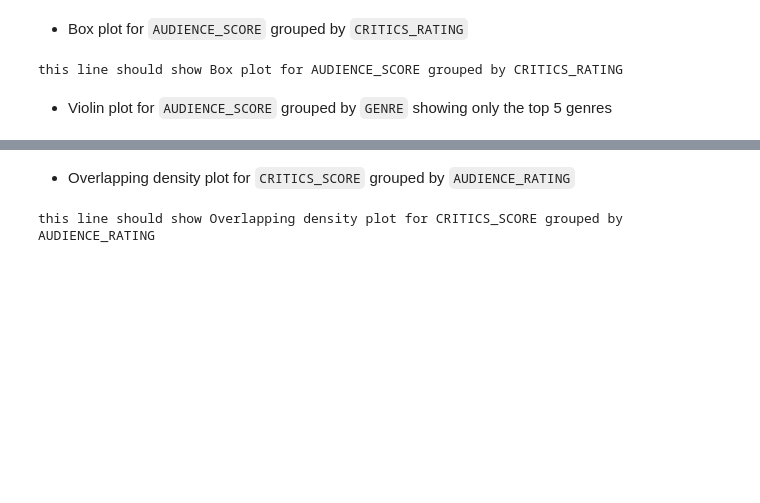
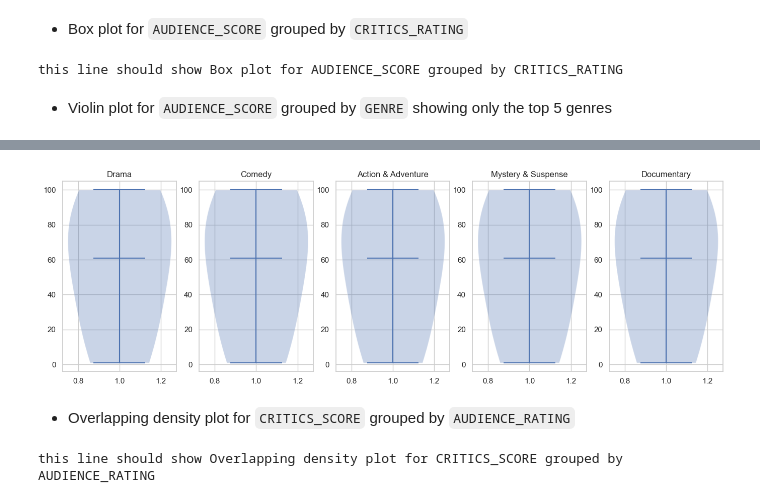
Before and after one commit to DevvyDont/DataMining, a Jupyter notebook: A1/A1_Group_Zamorano.ipynb, the cells around one changed output, grey strips where cells are left out. Cells and saved outputs as stored; diff of their text form; code cells hidden in the pictures; blank space fills up the shorter version.

Commit message:
violin plot, section 4

```diff
--- a/A1/A1_Group_Zamorano.ipynb
+++ b/A1/A1_Group_Zamorano.ipynb
@@ -839,3 +862,86 @@ this line should show Violin plot for AUDIENCE_SCORE grouped by GENRE showing on
+# %%
+# calculate a 5-number summary and return array
+def fiveNumSumMod2(in_arr):
+
+    # calculate quartiles
+    quartiles = percentile(in_arr, [25, 50, 75])
+
+    # calculate min/max
+    data_min, data_max = in_arr.min(), in_arr.max()
+
+
+
+    data=[data_min,quartiles[0],quartiles[1],quartiles[2],data_max]
+
+    return data
+# %%
+#print('this line should show Violin plot for AUDIENCE_SCORE grouped by GENRE showing only the top 5 genres')
+
+import matplotlib.pyplot as plt
+
+temp=data[AUDIENCE_SCORE].copy() #make a copy of audience score from data
+temp2=data[GENRE].copy()         #make a copy of genre from data
+
+thisData=data[[AUDIENCE_SCORE,GENRE]].copy()
+t3=thisData[1:]
+
+D_arr=[]
+C_arr=[]
+AA_arr=[]
+MS_arr=[]
+Doc_arr=[]
+
+for index, row in t3.iterrows():
+    if row["Genre"] =="Drama":
+        D_arr.append(row["RT Audience Score"])
+
+    if row["Genre"] =="Comedy":
+        C_arr.append(row["RT Audience Score"])
+
+    if row["Genre"]=="Action & Adventure":
+        AA_arr.append(row["RT Audience Score"])
+
+    if row["Genre"]=="Mystery & Suspense":
+        MS_arr.append(row["RT Audience Score"])
+
+    if row["Genre"]=="Documentary":
+        Doc_arr.append(row["RT Audience Score"])
+
+
+
+D_val=fiveNumSumMod2(arrClean(D_arr))
+
+C_val=fiveNumSumMod2(arrClean(C_arr))
+
+AA_val=fiveNumSumMod2(arrClean(AA_arr))
+
+MS_val=fiveNumSumMod2(arrClean(MS_arr))
+
+Doc_val=fiveNumSumMod2(arrClean(Doc_arr))
+
+
+fig, (ax1, ax2, ax3,ax4,ax5) = plt.subplots(nrows=1, ncols=5)
+
+ax1.violinplot(D_val, showmedians=True)
+ax1.set_title('Drama')
+
+ax2.violinplot(C_val, showmedians=True)
+ax2.set_title('Comedy')
+
+ax3.violinplot(AA_val, showmedians=True)
+ax3.set_title('Action & Adventure')
+
+ax4.violinplot(MS_val, showmedians=True)
+ax4.set_title('Mystery & Suspense')
+
+ax5.violinplot(Doc_val, showmedians=True)
+ax5.set_title('Documentary')
+
+plt.subplots_adjust(right=2)
+
+plt.show()
+# %% [output]
+[figure, added]
 # %% [markdown]
 - Overlapping density plot for `CRITICS_SCORE` grouped by `AUDIENCE_RATING`
 # %%
```
Also changed, not shown: parts of 6 cells of this notebook.
